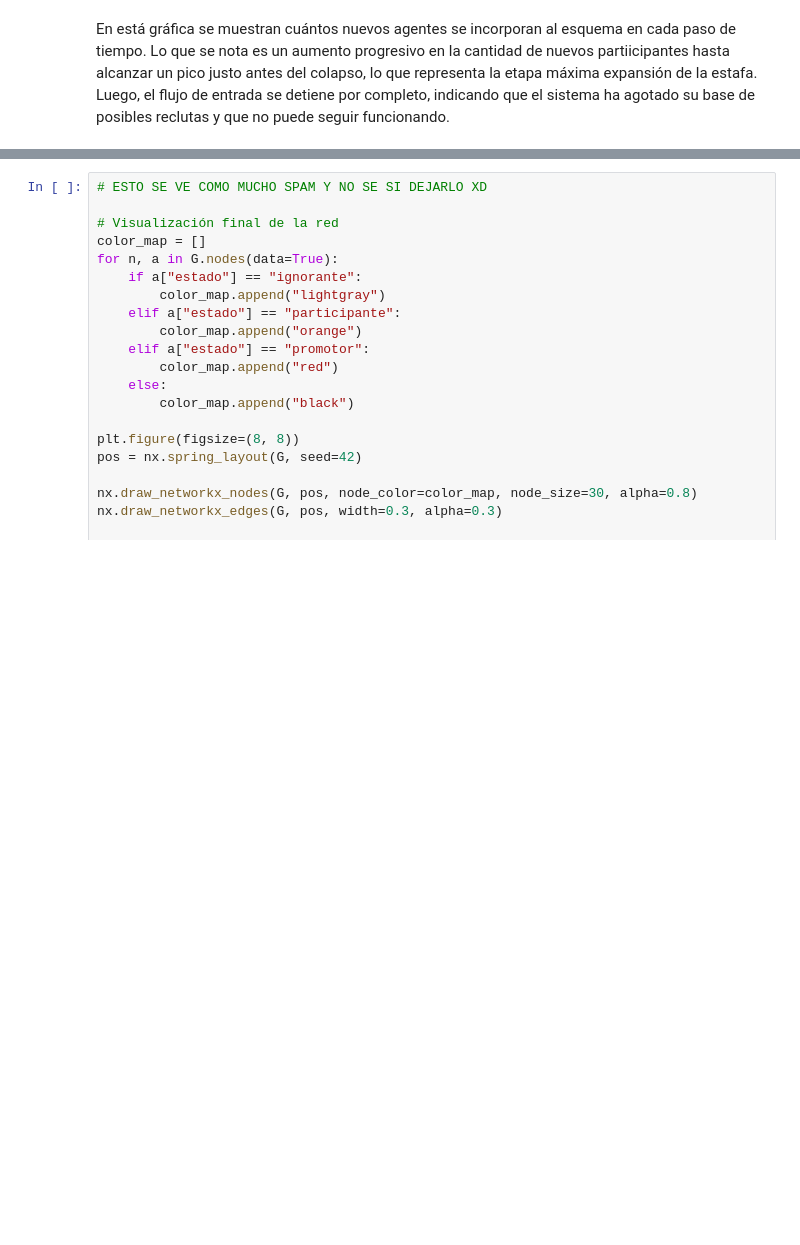
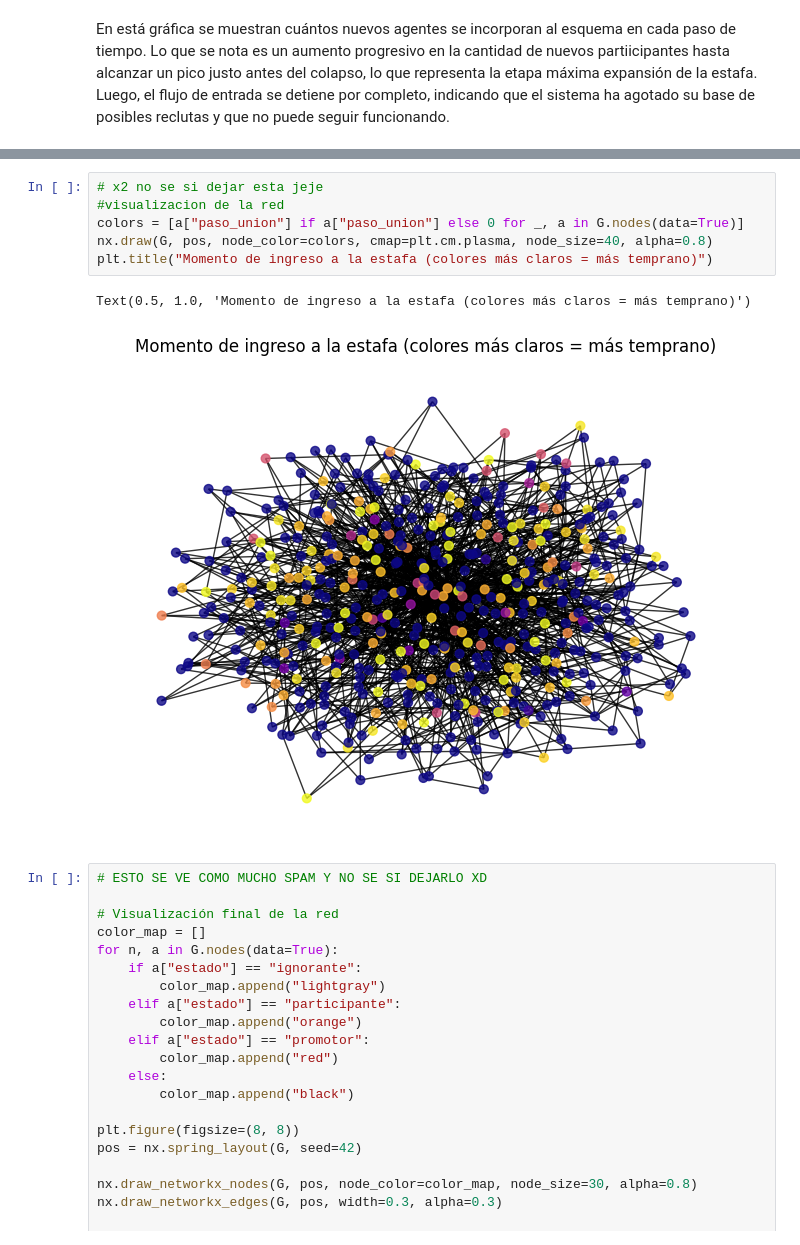
Before and after one commit to DiegoGarV/proyecto-modsim, a Jupyter notebook: proyecto.ipynb, the cells around one changed output, grey strips where cells are left out. Saved outputs shown, nothing was run; the diff lists cells and outputs as text; blank space fills up the shorter version.

```diff
--- a/proyecto.ipynb
+++ b/proyecto.ipynb
@@ -340,3 +351,12 @@ En está gráfica se muestran cuántos nuevos agentes se incorporan al esquema e
+# %%
+# x2 no se si dejar esta jeje
+#visualizacion de la red
+colors = [a["paso_union"] if a["paso_union"] else 0 for _, a in G.nodes(data=True)]
+nx.draw(G, pos, node_color=colors, cmap=plt.cm.plasma, node_size=40, alpha=0.8)
+plt.title("Momento de ingreso a la estafa (colores más claros = más temprano)")
+# %% [output]
+Text(0.5, 1.0, 'Momento de ingreso a la estafa (colores más claros = más temprano)')
+[figure, added]
 # %%
 # ESTO SE VE COMO MUCHO SPAM Y NO SE SI DEJARLO XD
 
```
Also changed, not shown: parts of 2 cells of this notebook.
